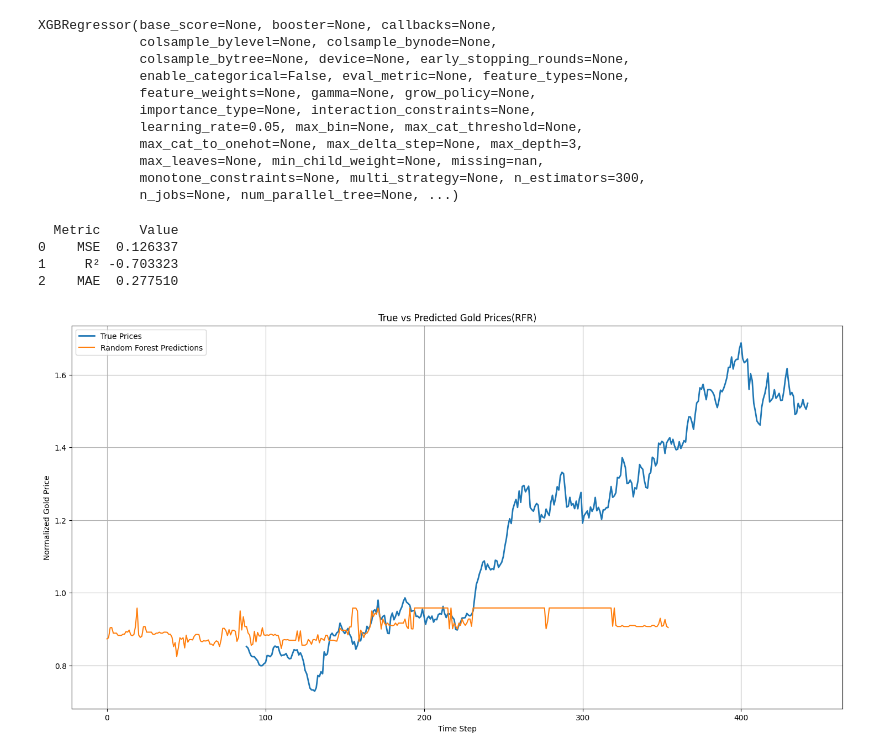
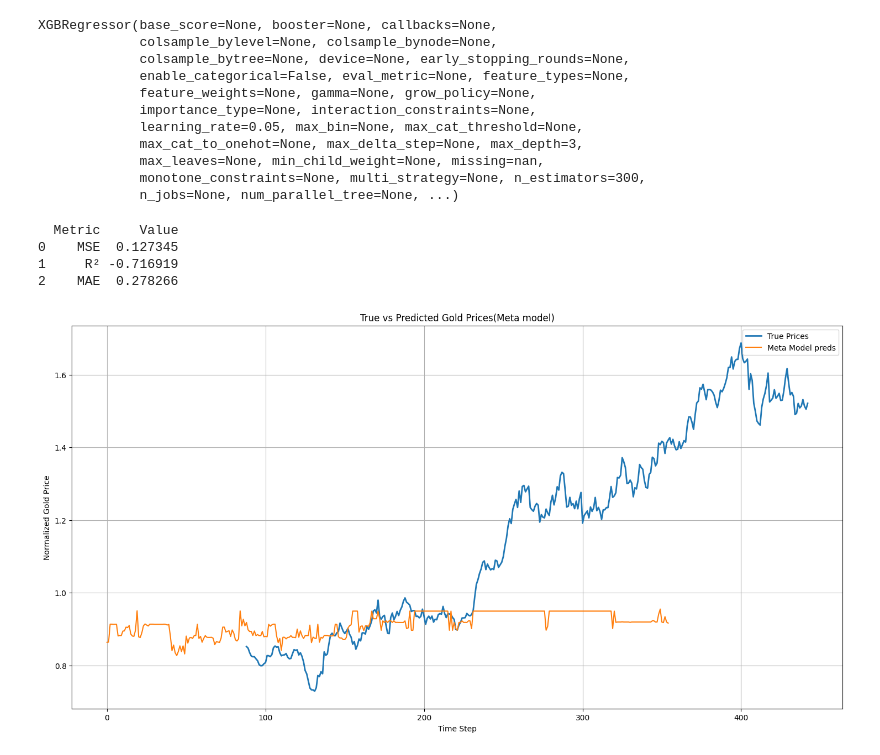
Before and after one commit to sejfovskienes/training_model, a Jupyter notebook: training_with_sentiments/train3.ipynb, the cells around one changed output. Cells and saved outputs as stored; diff of their text form; code cells hidden in the pictures.

```diff
--- a/training_with_sentiments/train3.ipynb
+++ b/training_with_sentiments/train3.ipynb
@@ -274,26 +286,26 @@ meta_preds = meta_model.predict(X_test)
 # %%
 mse = mean_squared_error(y_test, meta_preds)
 r2 = r2_score(y_test, meta_preds)
 mae = mean_absolute_error(y_test, meta_preds)
 
 results_df = pd.DataFrame({
     "Metric": ["MSE", "R²", "MAE"],
     "Value": [mse, r2, mae]
 })
 print(results_df)
 
 plt.figure(figsize=(18, 9))
 plt.plot(y_test, label='True Prices', linewidth=2)
-plt.plot(meta_preds, label='Random Forest Predictions')
-plt.title('True vs Predicted Gold Prices(RFR)')
+plt.plot(meta_preds, label='Meta Model preds')
+plt.title('True vs Predicted Gold Prices(Meta model)')
 plt.xlabel('Time Step')
 plt.ylabel('Normalized Gold Price')
 plt.legend()
 plt.grid(True)
 plt.show()
 # %% [output]
   Metric     Value
-0    MSE  0.126337
-1     R² -0.703323
-2    MAE  0.277510
+0    MSE  0.127345
+1     R² -0.716919
+2    MAE  0.278266
-[figure, old version]
+[figure, new version]
```
Also changed, not shown: parts of 4 cells of this notebook.
